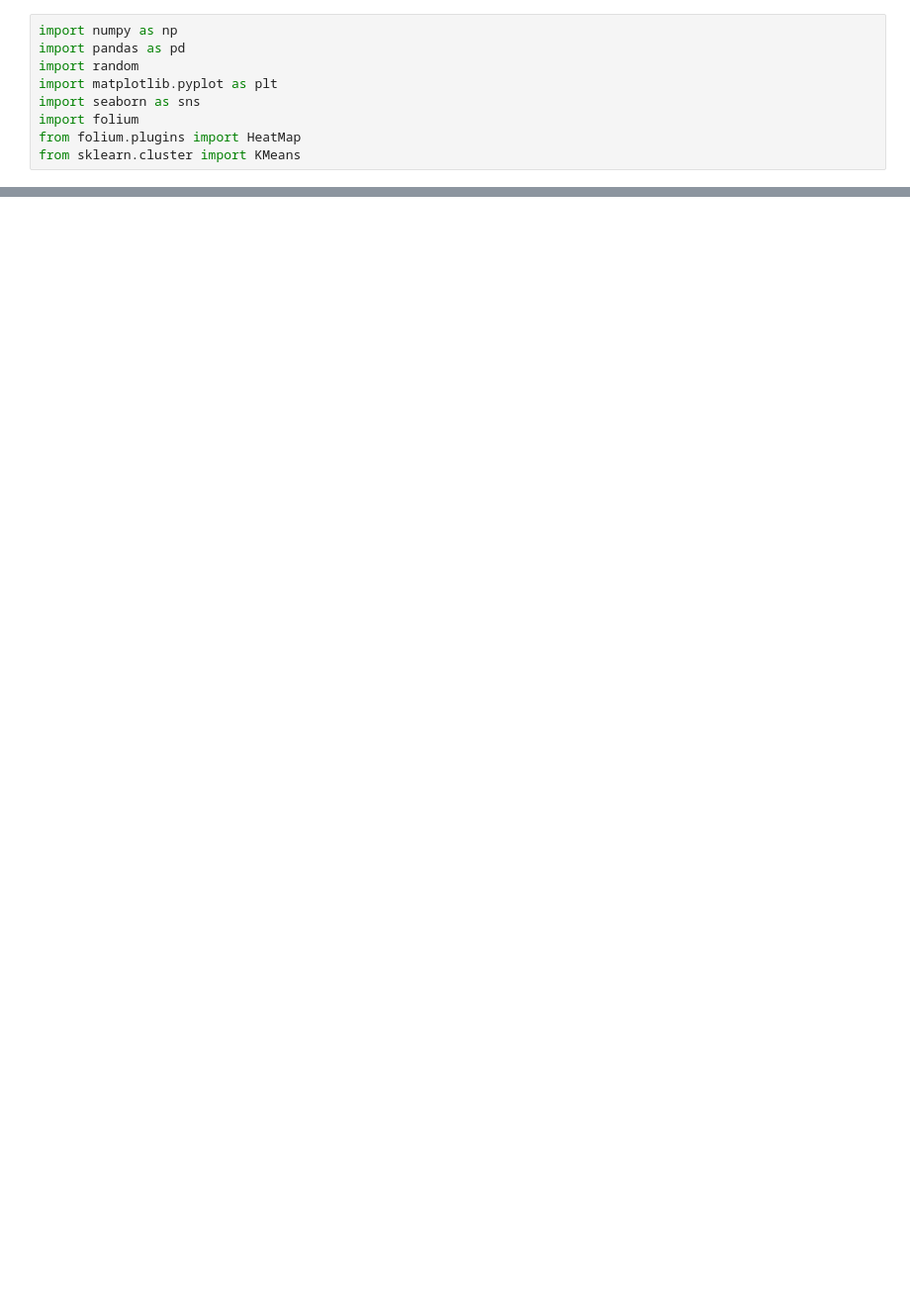
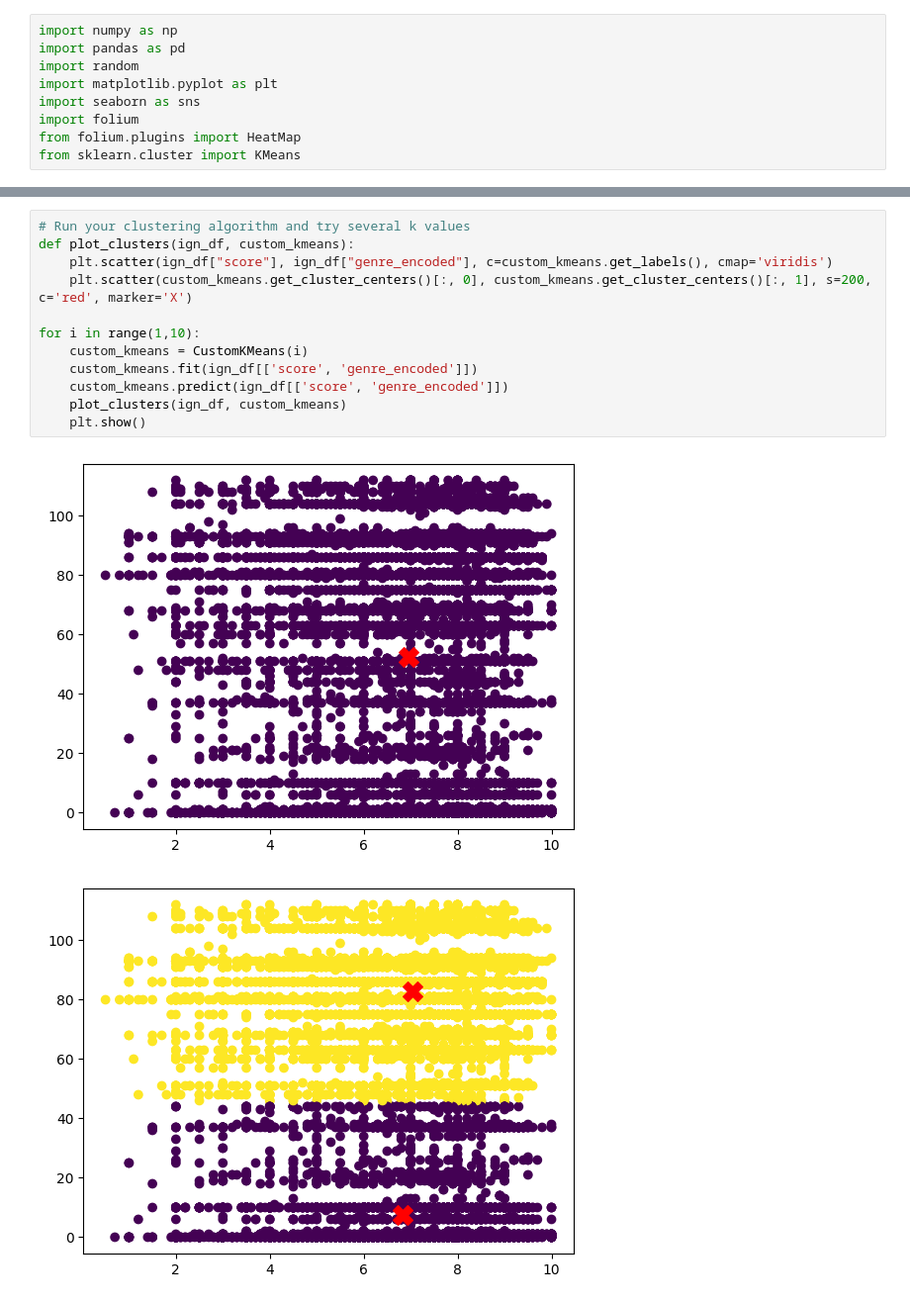
Before and after one commit to FranciscoTeon/Video-game-ratings-best-to-worst-Data-Analysis, a Jupyter notebook: IGN_Clustering.ipynb, the cells around one changed output, grey strips where cells are left out. Shown at 99% size. Saved outputs shown, nothing was run; the diff lists cells and outputs as text; blank space fills up the shorter version.

```diff
--- a/IGN_Clustering.ipynb
+++ b/IGN_Clustering.ipynb
@@ -33,0 +84,15 @@ class CutsomKMeans:
+# %%
+# Run your clustering algorithm and try several k values
+def plot_clusters(ign_df, custom_kmeans):
+    plt.scatter(ign_df["score"], ign_df["genre_encoded"], c=custom_kmeans.get_labels(), cmap='viridis')
+    plt.scatter(custom_kmeans.get_cluster_centers()[:, 0], custom_kmeans.get_cluster_centers()[:, 1], s=200, c='red', marker='X')
+
+for i in range(1,10):
+    custom_kmeans = CustomKMeans(i)
+    custom_kmeans.fit(ign_df[['score', 'genre_encoded']])
+    custom_kmeans.predict(ign_df[['score', 'genre_encoded']])
+    plot_clusters(ign_df, custom_kmeans)
+    plt.show()
+# %% [output]
+[figure, added]
+[figure, added]
```
Also changed, not shown: parts of 9 cells of this notebook.
